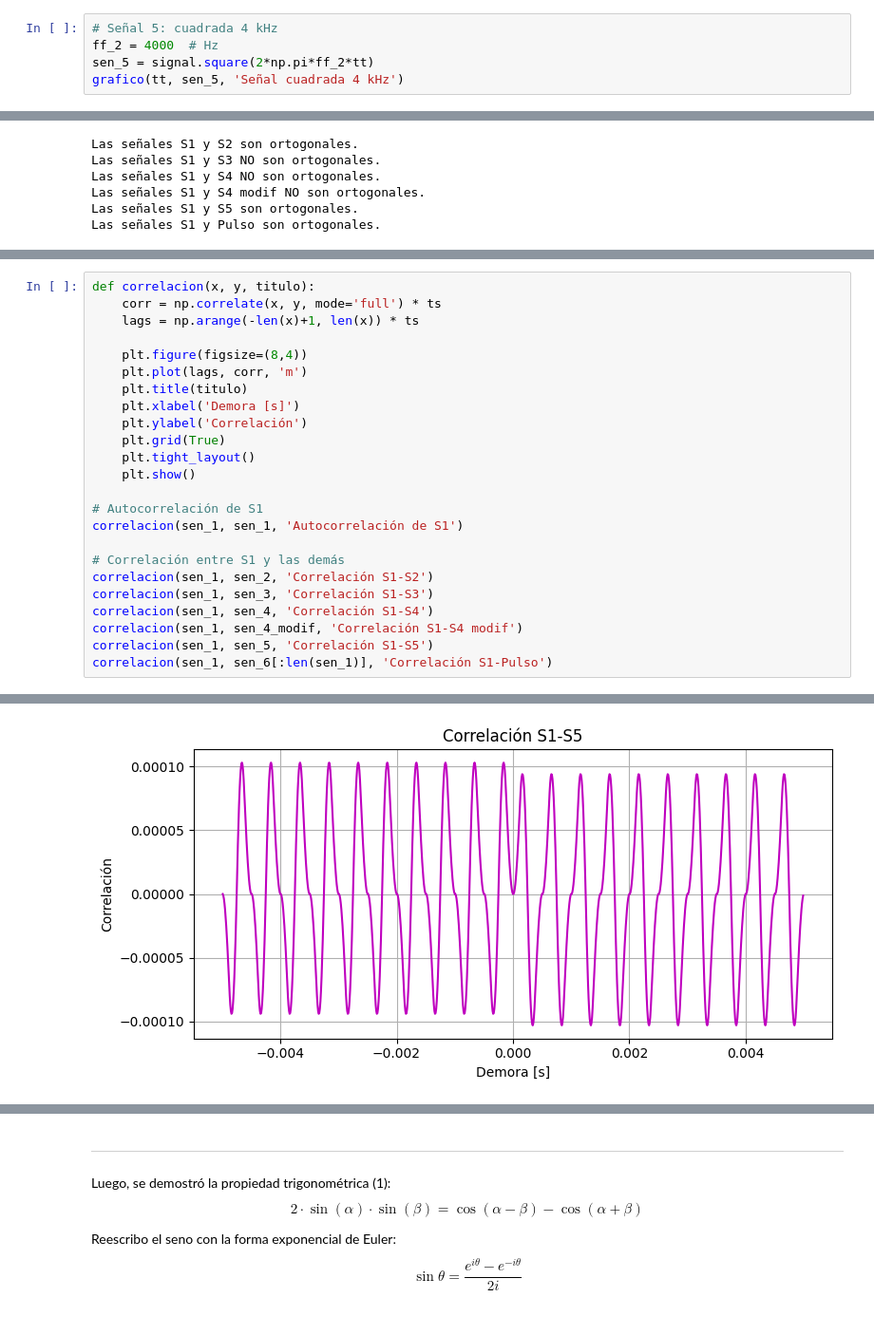
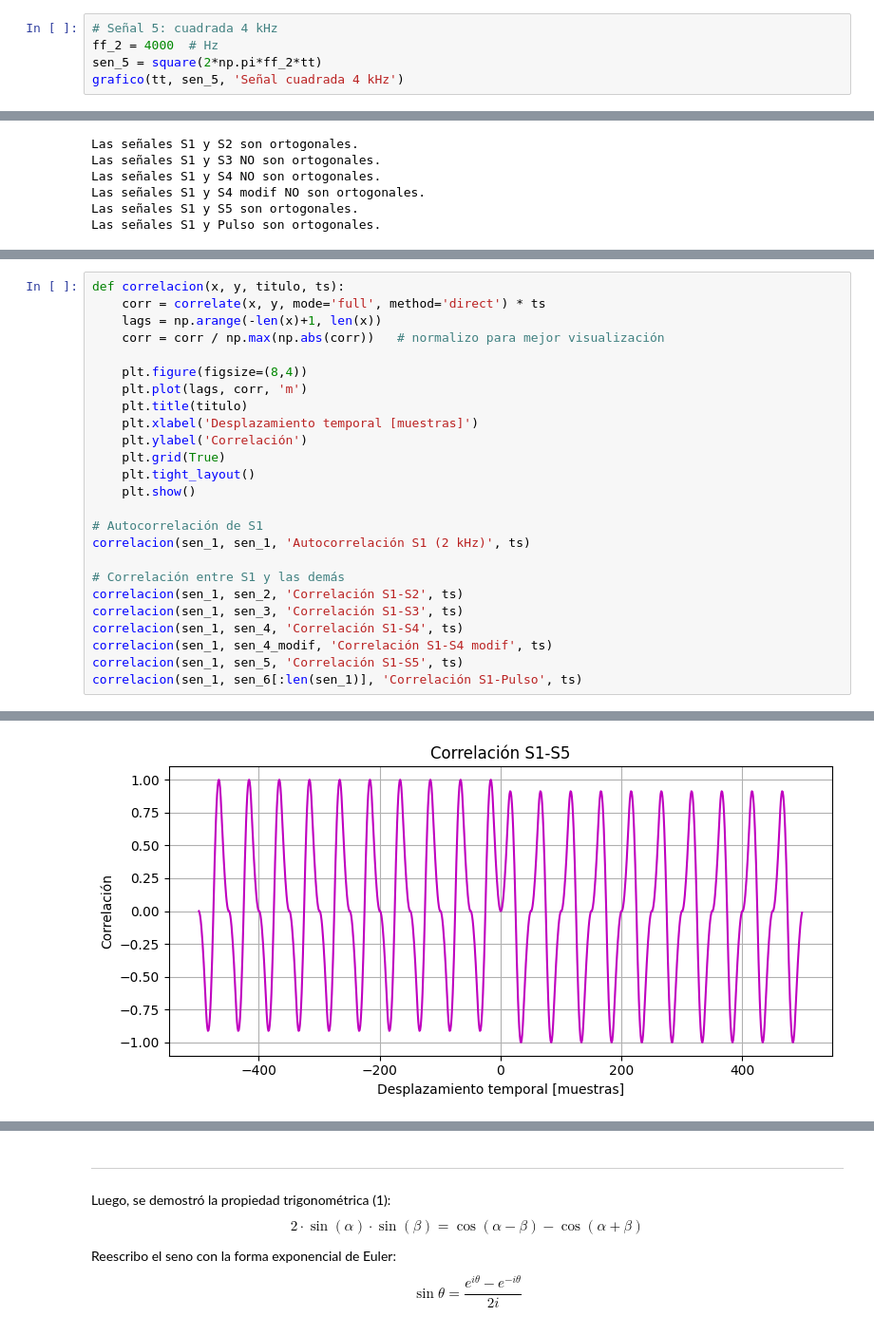
Before and after one commit to aguspaolini/aps-Paolini-Rosso, a Jupyter notebook: TS1 - Paolini Rosso.ipynb, the cells around one changed output, grey strips where cells are left out. Shown at 95% size. Cells and saved outputs as stored; diff of their text form.

```diff
--- a/TS1 - Paolini Rosso.ipynb
+++ b/TS1 - Paolini Rosso.ipynb
@@ -276,6 +282,6 @@ Luego, se generó una señal cuadrada de `4000 Hz`.
 # %%
 # Señal 5: cuadrada 4 kHz
 ff_2 = 4000  # Hz
-sen_5 = signal.square(2*np.pi*ff_2*tt)
+sen_5 = square(2*np.pi*ff_2*tt)
 grafico(tt, sen_5, 'Señal cuadrada 4 kHz')
 # %% [output]
@@ -404,27 +410,28 @@ Finalmente, `S6[:len(S1)]` corta el pulso de `10 ms` para que tenga la misma lon
 ---
 Luego, se graficó la autocorrelación y correlación de las señales:
 # %%
-def correlacion(x, y, titulo):
-    corr = np.correlate(x, y, mode='full') * ts
-    lags = np.arange(-len(x)+1, len(x)) * ts
+def correlacion(x, y, titulo, ts):
+    corr = correlate(x, y, mode='full', method='direct') * ts
+    lags = np.arange(-len(x)+1, len(x))
+    corr = corr / np.max(np.abs(corr))   # normalizo para mejor visualización
 
     plt.figure(figsize=(8,4))
     plt.plot(lags, corr, 'm')
     plt.title(titulo)
-    plt.xlabel('Demora [s]')
+    plt.xlabel('Desplazamiento temporal [muestras]')
     plt.ylabel('Correlación')
     plt.grid(True)
     plt.tight_layout()
     plt.show()
 
 # Autocorrelación de S1
-correlacion(sen_1, sen_1, 'Autocorrelación de S1')
+correlacion(sen_1, sen_1, 'Autocorrelación S1 (2 kHz)', ts)
 
 # Correlación entre S1 y las demás
-correlacion(sen_1, sen_2, 'Correlación S1-S2')
-correlacion(sen_1, sen_3, 'Correlación S1-S3')
-correlacion(sen_1, sen_4, 'Correlación S1-S4')
-correlacion(sen_1, sen_4_modif, 'Correlación S1-S4 modif')
-correlacion(sen_1, sen_5, 'Correlación S1-S5')
-correlacion(sen_1, sen_6[:len(sen_1)], 'Correlación S1-Pulso')
+correlacion(sen_1, sen_2, 'Correlación S1-S2', ts)
+correlacion(sen_1, sen_3, 'Correlación S1-S3', ts)
+correlacion(sen_1, sen_4, 'Correlación S1-S4', ts)
+correlacion(sen_1, sen_4_modif, 'Correlación S1-S4 modif', ts)
+correlacion(sen_1, sen_5, 'Correlación S1-S5', ts)
+correlacion(sen_1, sen_6[:len(sen_1)], 'Correlación S1-Pulso', ts)
 # %% [output]
@@ -436 +443 @@ correlacion(sen_1, sen_6[:len(sen_1)], 'Correlación S1-Pulso')
-[figure, old version]
+[figure, new version]
```
Also changed, not shown: parts of 19 cells of this notebook, 4 other files.
